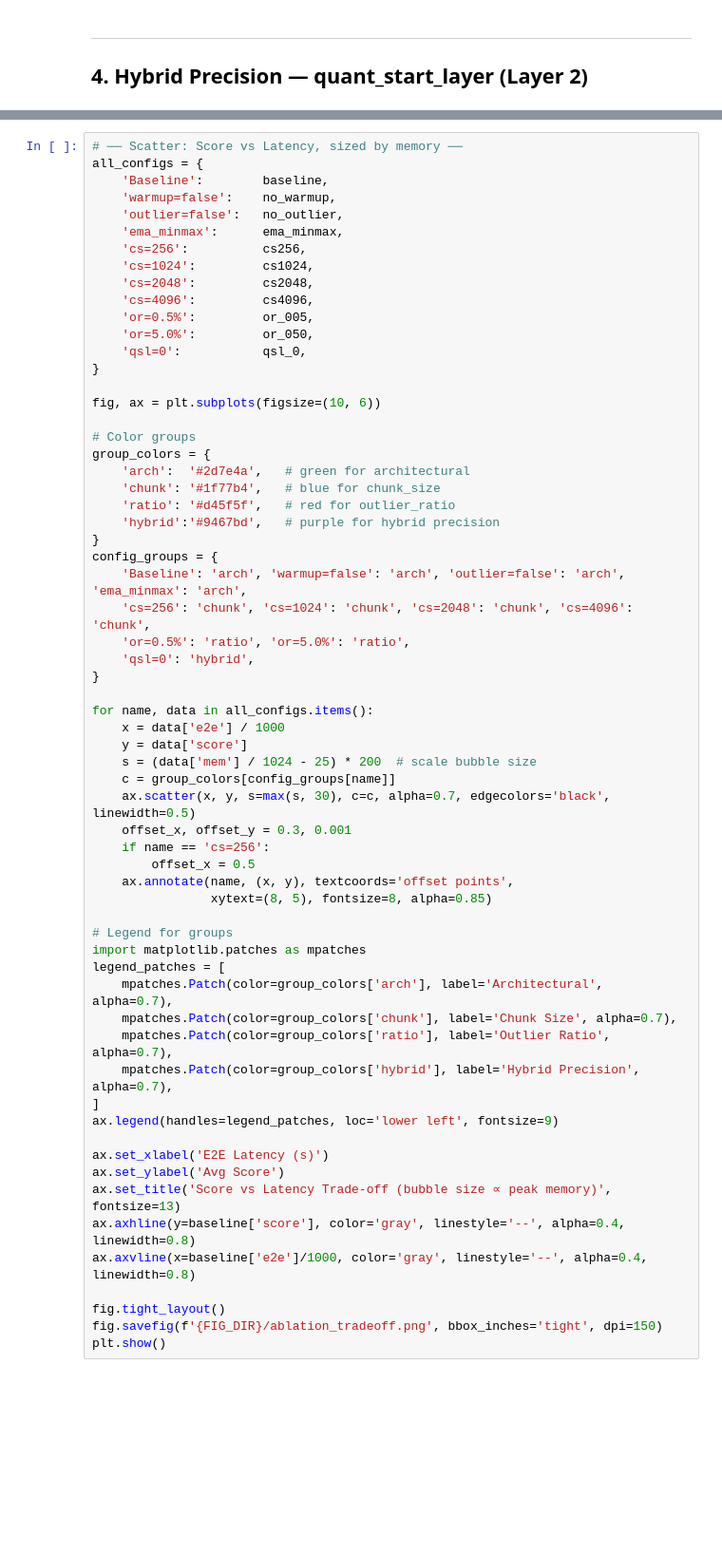
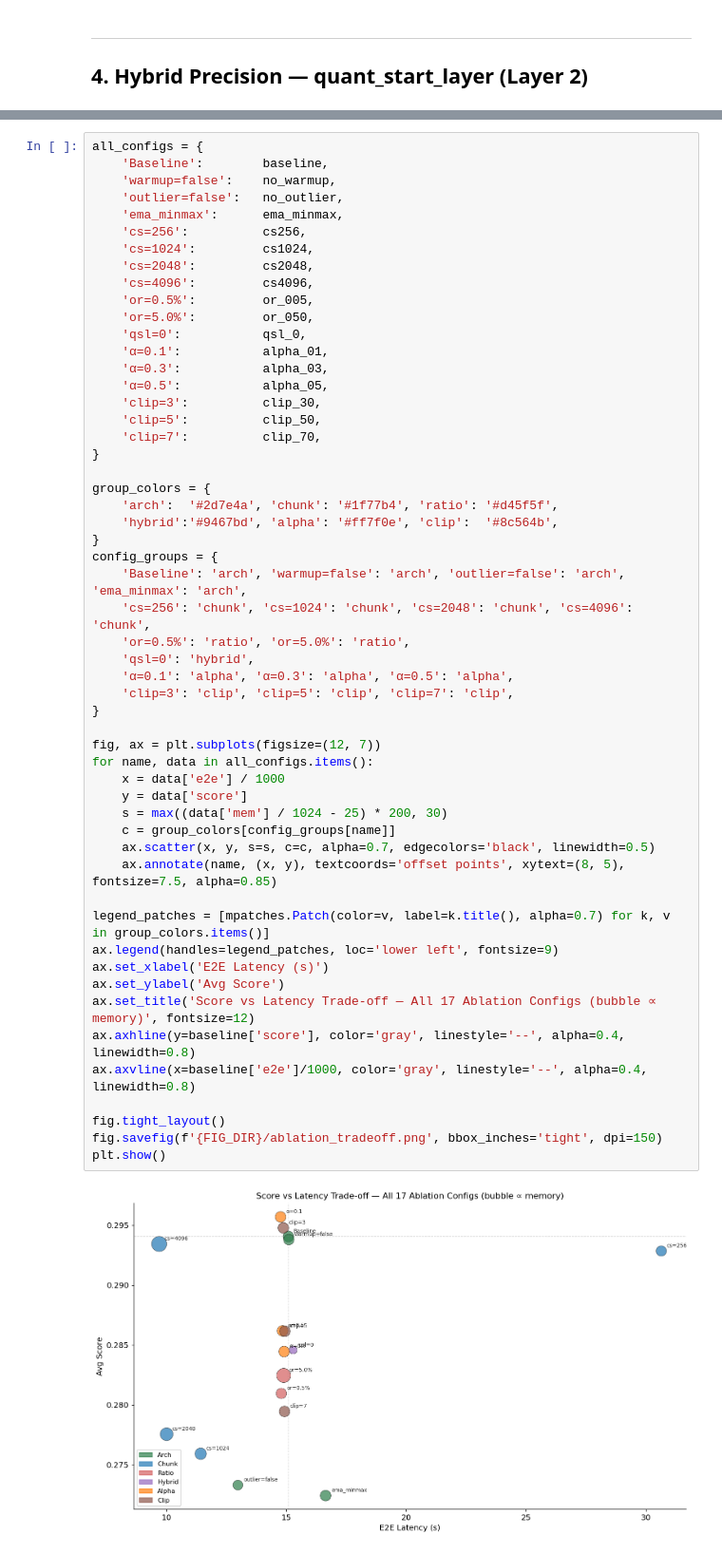
Before and after one commit to EvelynHung-79/LiveKVQuantP, a Jupyter notebook: analysis/ablation_studies.ipynb, the cells around one changed output, grey strips where cells are left out. Shown at 95% size. Saved outputs shown, nothing was run; the diff lists cells and outputs as text; blank space fills up the shorter version.

```diff
--- a/analysis/ablation_studies.ipynb
+++ b/analysis/ablation_studies.ipynb
@@ -246,5 +331,4 @@ plt.show()
 # %%
-# ── Scatter: Score vs Latency, sized by memory ──
 all_configs = {
     'Baseline':        baseline,
     'warmup=false':    no_warmup,
@@ -255,56 +339,50 @@ all_configs = {
     'cs=2048':         cs2048,
     'cs=4096':         cs4096,
     'or=0.5%':         or_005,
     'or=5.0%':         or_050,
     'qsl=0':           qsl_0,
+    'α=0.1':           alpha_01,
+    'α=0.3':           alpha_03,
+    'α=0.5':           alpha_05,
+    'clip=3':          clip_30,
+    'clip=5':          clip_50,
+    'clip=7':          clip_70,
 }
 
-fig, ax = plt.subplots(figsize=(10, 6))
-
-# Color groups
 group_colors = {
-    'arch':  '#2d7e4a',   # green for architectural
-    'chunk': '#1f77b4',   # blue for chunk_size
-    'ratio': '#d45f5f',   # red for outlier_ratio
-    'hybrid':'#9467bd',   # purple for hybrid precision
+    'arch':  '#2d7e4a', 'chunk': '#1f77b4', 'ratio': '#d45f5f',
+    'hybrid':'#9467bd', 'alpha': '#ff7f0e', 'clip':  '#8c564b',
 }
 config_groups = {
     'Baseline': 'arch', 'warmup=false': 'arch', 'outlier=false': 'arch', 'ema_minmax': 'arch',
     'cs=256': 'chunk', 'cs=1024': 'chunk', 'cs=2048': 'chunk', 'cs=4096': 'chunk',
     'or=0.5%': 'ratio', 'or=5.0%': 'ratio',
     'qsl=0': 'hybrid',
+    'α=0.1': 'alpha', 'α=0.3': 'alpha', 'α=0.5': 'alpha',
+    'clip=3': 'clip', 'clip=5': 'clip', 'clip=7': 'clip',
 }
 
+fig, ax = plt.subplots(figsize=(12, 7))
 for name, data in all_configs.items():
     x = data['e2e'] / 1000
     y = data['score']
-    s = (data['mem'] / 1024 - 25) * 200  # scale bubble size
+    s = max((data['mem'] / 1024 - 25) * 200, 30)
     c = group_colors[config_groups[name]]
-    ax.scatter(x, y, s=max(s, 30), c=c, alpha=0.7, edgecolors='black', linewidth=0.5)
-    offset_x, offset_y = 0.3, 0.001
-    if name == 'cs=256':
-        offset_x = 0.5
-    ax.annotate(name, (x, y), textcoords='offset points',
-                xytext=(8, 5), fontsize=8, alpha=0.85)
+    ax.scatter(x, y, s=s, c=c, alpha=0.7, edgecolors='black', linewidth=0.5)
+    ax.annotate(name, (x, y), textcoords='offset points', xytext=(8, 5), fontsize=7.5, alpha=0.85)
 
-# Legend for groups
-import matplotlib.patches as mpatches
-legend_patches = [
-    mpatches.Patch(color=group_colors['arch'], label='Architectural', alpha=0.7),
-    mpatches.Patch(color=group_colors['chunk'], label='Chunk Size', alpha=0.7),
-    mpatches.Patch(color=group_colors['ratio'], label='Outlier Ratio', alpha=0.7),
-    mpatches.Patch(color=group_colors['hybrid'], label='Hybrid Precision', alpha=0.7),
-]
+legend_patches = [mpatches.Patch(color=v, label=k.title(), alpha=0.7) for k, v in group_colors.items()]
 ax.legend(handles=legend_patches, loc='lower left', fontsize=9)
-
 ax.set_xlabel('E2E Latency (s)')
 ax.set_ylabel('Avg Score')
-ax.set_title('Score vs Latency Trade-off (bubble size ∝ peak memory)', fontsize=13)
+ax.set_title('Score vs Latency Trade-off — All 17 Ablation Configs (bubble ∝ memory)', fontsize=12)
 ax.axhline(y=baseline['score'], color='gray', linestyle='--', alpha=0.4, linewidth=0.8)
 ax.axvline(x=baseline['e2e']/1000, color='gray', linestyle='--', alpha=0.4, linewidth=0.8)
 
 fig.tight_layout()
 fig.savefig(f'{FIG_DIR}/ablation_tradeoff.png', bbox_inches='tight', dpi=150)
 plt.show()
+# %% [output]
+[figure, added]
 # %% [markdown]
 ---
```
Also changed, not shown: parts of 12 cells of this notebook, 18 other files.
